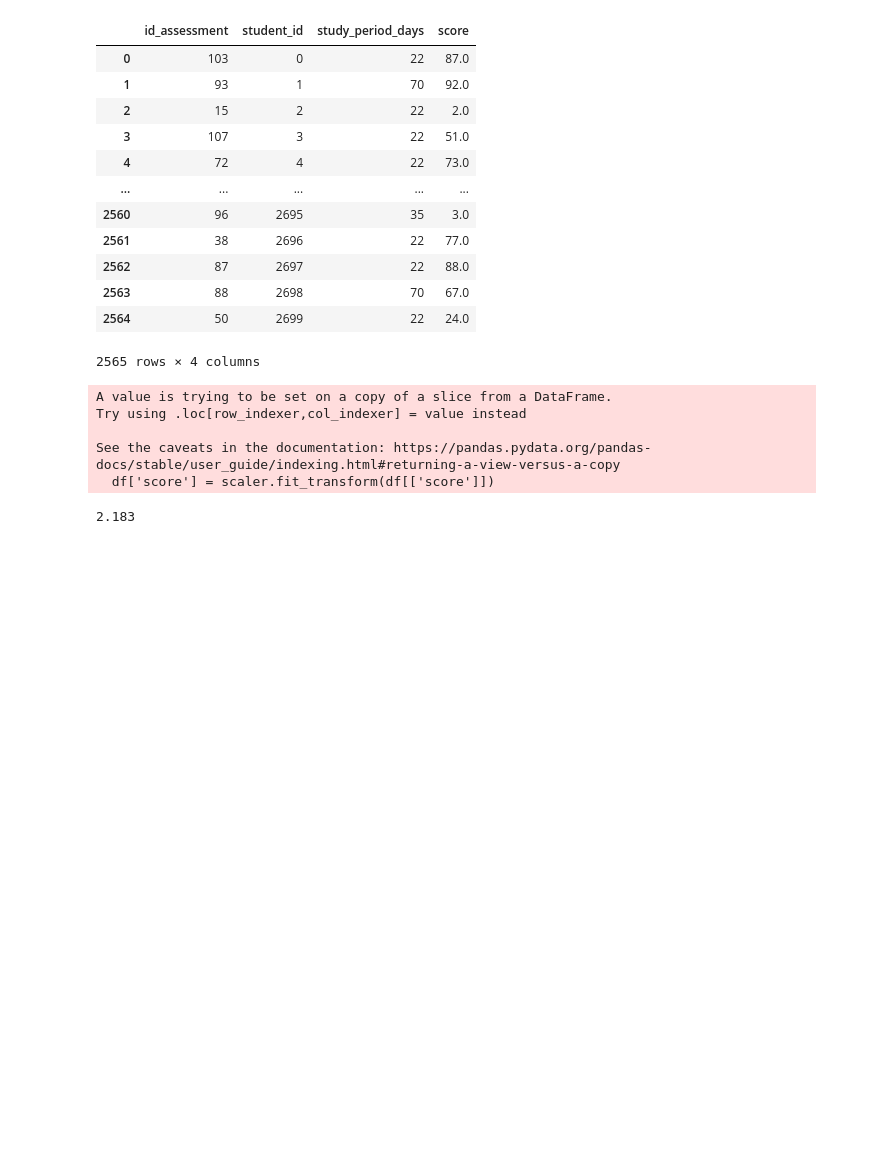
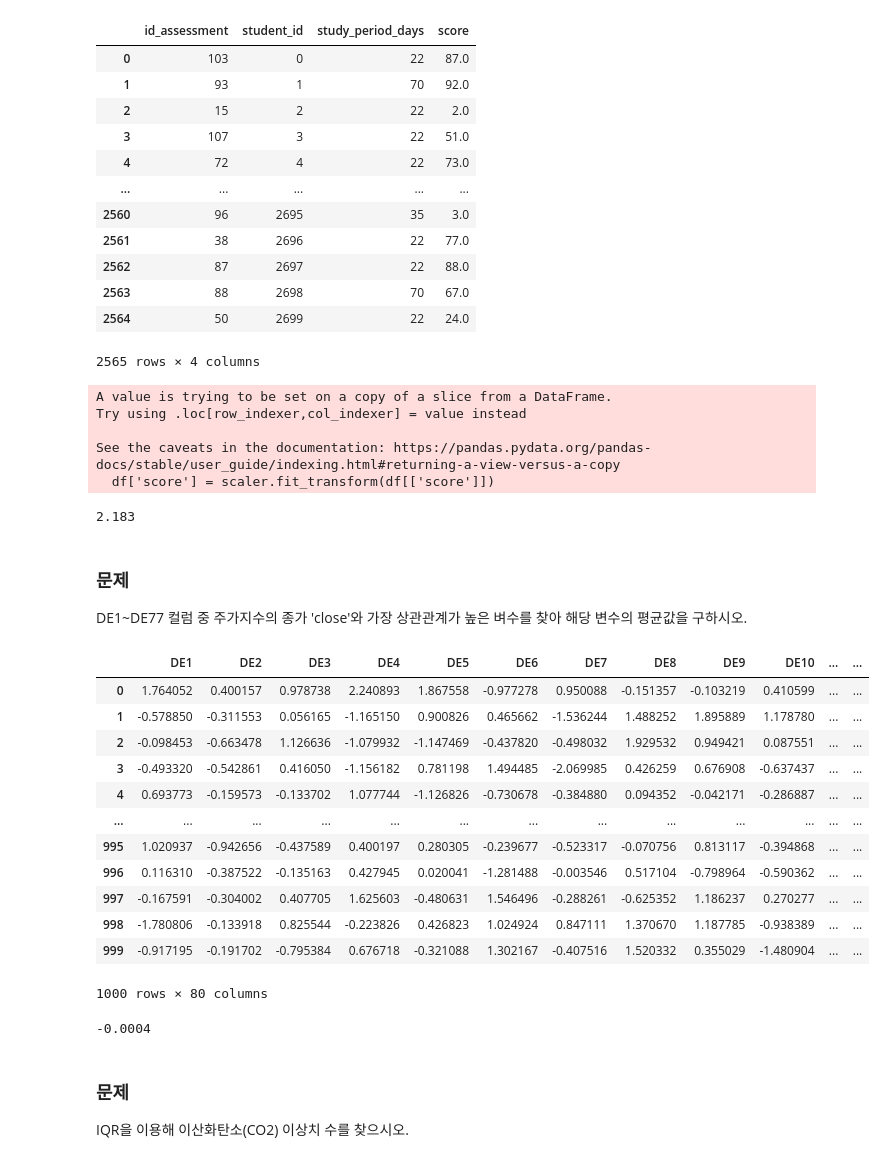
Before and after one commit to rlgus3351/-BigDataAnalyst, a Jupyter notebook: ch4/ch2.ipynb, the cells around one changed output. Drawn from its saved outputs; the diff is of its cells as text; code cells hidden in the pictures; blank space fills up the shorter version.

```diff
--- a/ch4/ch2.ipynb
+++ b/ch4/ch2.ipynb
@@ -1531,3 +1531,34 @@ See the caveats in the documentation: https://pandas.pydata.org/pandas-docs/stab
 print(round(df['score'].max(),3))
 # %% [output]
 2.183
+# %% [markdown]
+### 문제
+DE1~DE77 컬럼 중 주가지수의 종가 'close'와 가장 상관관계가 높은 벼수를 찾아 해당 변수의 평균값을 구하시오.
+# %%
+import pandas as pd
+df = pd.read_csv("./ch7_data/stock_market.csv")
+df
+# %% [output]
+|  | DE1 | DE2 | DE3 | DE4 | DE5 | DE6 | DE7 | DE8 | DE9 | DE10 | ... | ... |
+| 0 | 1.764052 | 0.400157 | 0.978738 | 2.240893 | 1.867558 | -0.977278 | 0.950088 | -0.151357 | -0.103219 | 0.410599 | ... | ... |
+| 1 | -0.578850 | -0.311553 | 0.056165 | -1.165150 | 0.900826 | 0.465662 | -1.536244 | 1.488252 | 1.895889 | 1.178780 | ... | ... |
+| 2 | -0.098453 | -0.663478 | 1.126636 | -1.079932 | -1.147469 | -0.437820 | -0.498032 | 1.929532 | 0.949421 | 0.087551 | ... | ... |
+| 3 | -0.493320 | -0.542861 | 0.416050 | -1.156182 | 0.781198 | 1.494485 | -2.069985 | 0.426259 | 0.676908 | -0.637437 | ... | ... |
+| 4 | 0.693773 | -0.159573 | -0.133702 | 1.077744 | -1.126826 | -0.730678 | -0.384880 | 0.094352 | -0.042171 | -0.286887 | ... | ... |
+| ... | ... | ... | ... | ... | ... | ... | ... | ... | ... | ... | ... | ... |
+| 995 | 1.020937 | -0.942656 | -0.437589 | 0.400197 | 0.280305 | -0.239677 | -0.523317 | -0.070756 | 0.813117 | -0.394868 | ... | ... |
+| 996 | 0.116310 | -0.387522 | -0.135163 | 0.427945 | 0.020041 | -1.281488 | -0.003546 | 0.517104 | -0.798964 | -0.590362 | ... | ... |
+| 997 | -0.167591 | -0.304002 | 0.407705 | 1.625603 | -0.480631 | 1.546496 | -0.288261 | -0.625352 | 1.186237 | 0.270277 | ... | ... |
+| 998 | -1.780806 | -0.133918 | 0.825544 | -0.223826 | 0.426823 | 1.024924 | 0.847111 | 1.370670 | 1.187785 | -0.938389 | ... | ... |
+| 999 | -0.917195 | -0.191702 | -0.795384 | 0.676718 | -0.321088 | 1.302167 | -0.407516 | 1.520332 | 0.355029 | -1.480904 | ... | ... |
+1000 rows × 80 columns
+# %%
+df_corr = df.corr()['close'].abs()
+
+col = df_corr.loc['DE1':'DE77'].idxmax()
+print(round(df[col].mean(),4))
+# %% [output]
+-0.0004
+# %% [markdown]
+### 문제
+IQR을 이용해 이산화탄소(CO2) 이상치 수를 찾으시오.
```
Also changed, not shown: parts of 89 cells of this notebook, 15 other files.
